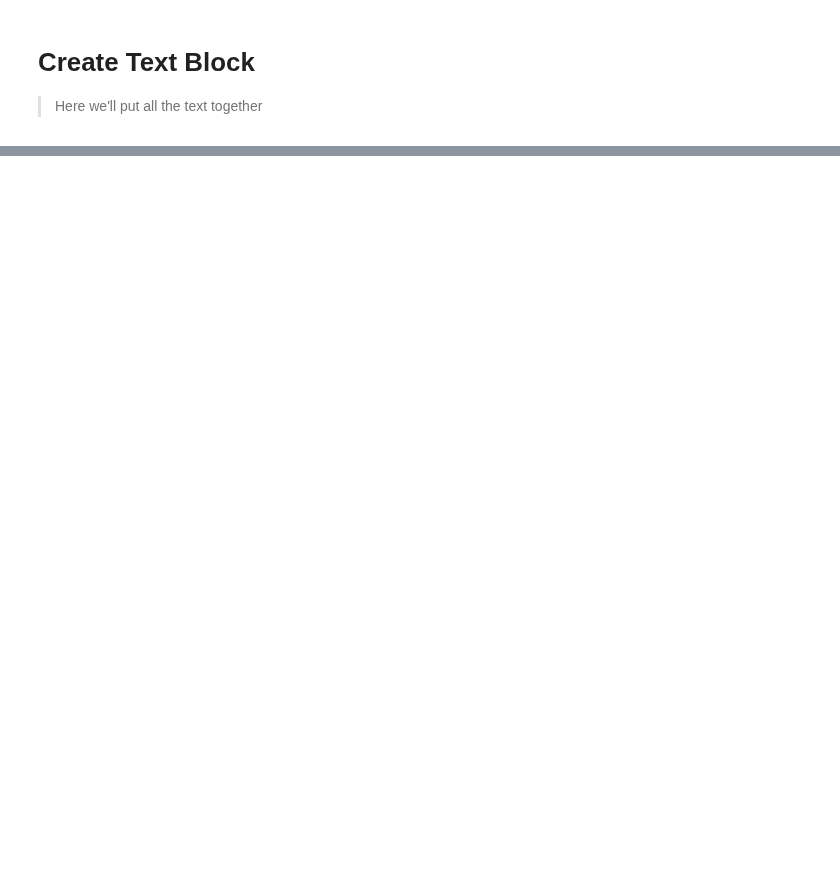
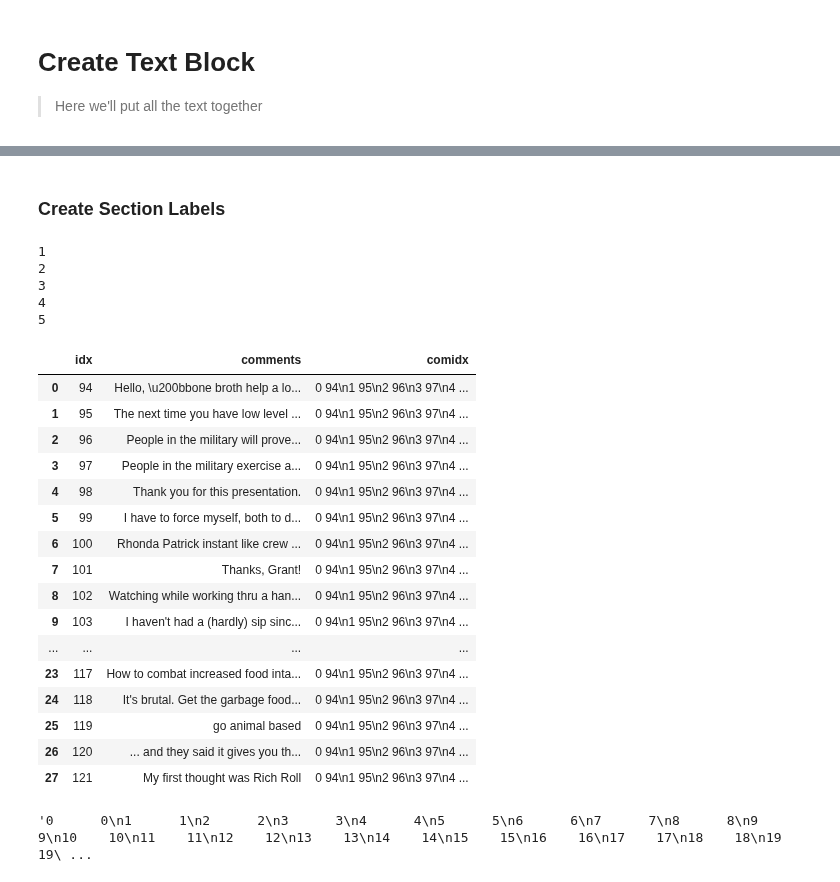
Before and after one commit to daveramseymusic/biobert-bern, a Jupyter notebook: nbs/01_found_my_fitness_bioBert_BERN.ipynb, the cells around one changed output, grey strips where cells are left out. Drawn from its saved outputs; the diff is of its cells as text; code cells hidden in the pictures; blank space fills up the shorter version.

```diff
--- a/nbs/01_found_my_fitness_bioBert_BERN.ipynb
+++ b/nbs/01_found_my_fitness_bioBert_BERN.ipynb
@@ -30,4 +39,4 @@ coms.rename(columns = {'comment': 'comments'},inplace=True)
 # Create Text Block
 > Here we'll put all the text together
 # %%
-text_block = create_text_block(coms); text_block
+# text_block = create_text_block(coms);# text_block
@@ -39,0 +59,47 @@ coms
+# %% [markdown]
+### Create Section Labels
+# %%
+coms['textLen'] = coms.comments.apply(lambda row: len(row))
+coms['cumTxtLen'] = coms.textLen.cumsum()
+coms['section'] = np.ceil(coms.cumTxtLen/5000) # round all values up
+coms.section = coms.section.astype(int)
+# %%
+blocks = pd.DataFrame()
+for o in range(1,int(coms.section.max()+1)):
+    print(o)
+    df = coms.loc[coms.section == o]
+#     print(df.head(1))
+    df = df[['comments']]
+    text_block = create_text_block(df);# text_block
+
+    blocks = blocks.append({'text_block':text_block,'section':o},ignore_index=True)
+# %% [output]
+1
+2
+3
+4
+5
+# %%
+df
+# %% [output]
+|  | idx | comments | comidx |
+| 0 | 94 | Hello, \u200bbone broth help a lo... | 0 94\n1 95\n2 96\n3 97\n4 ... |
+| 1 | 95 | The next time you have low level ... | 0 94\n1 95\n2 96\n3 97\n4 ... |
+| 2 | 96 | People in the military will prove... | 0 94\n1 95\n2 96\n3 97\n4 ... |
+| 3 | 97 | People in the military exercise a... | 0 94\n1 95\n2 96\n3 97\n4 ... |
+| 4 | 98 | Thank you for this presentation. | 0 94\n1 95\n2 96\n3 97\n4 ... |
+| 5 | 99 | I have to force myself, both to d... | 0 94\n1 95\n2 96\n3 97\n4 ... |
+| 6 | 100 | Rhonda Patrick instant like crew ... | 0 94\n1 95\n2 96\n3 97\n4 ... |
+| 7 | 101 | Thanks, Grant! | 0 94\n1 95\n2 96\n3 97\n4 ... |
+| 8 | 102 | Watching while working thru a han... | 0 94\n1 95\n2 96\n3 97\n4 ... |
+| 9 | 103 | I haven't had a (hardly) sip sinc... | 0 94\n1 95\n2 96\n3 97\n4 ... |
+| ... | ... | ... | ... |
+| 23 | 117 | How to combat increased food inta... | 0 94\n1 95\n2 96\n3 97\n4 ... |
+| 24 | 118 | It's brutal. Get the garbage food... | 0 94\n1 95\n2 96\n3 97\n4 ... |
+| 25 | 119 | go animal based | 0 94\n1 95\n2 96\n3 97\n4 ... |
+| 26 | 120 | ... and they said it gives you th... | 0 94\n1 95\n2 96\n3 97\n4 ... |
+| 27 | 121 | My first thought was Rich Roll | 0 94\n1 95\n2 96\n3 97\n4 ... |
+# %%
+blocks.text_block[0]
+# %% [output]
+'0      0\n1      1\n2      2\n3      3\n4      4\n5      5\n6      6\n7      7\n8      8\n9      9\n10    10\n11    11\n12    12\n13    13\n14    14\n15    15\n16    16\n17    17\n18    18\n19    19\ ...
```
Also changed, not shown: parts of 23 cells of this notebook, 4 other files.
